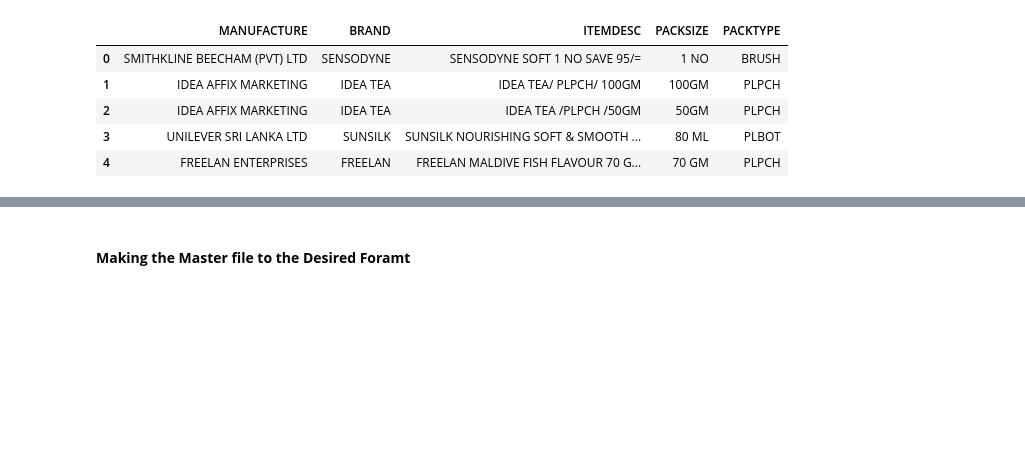
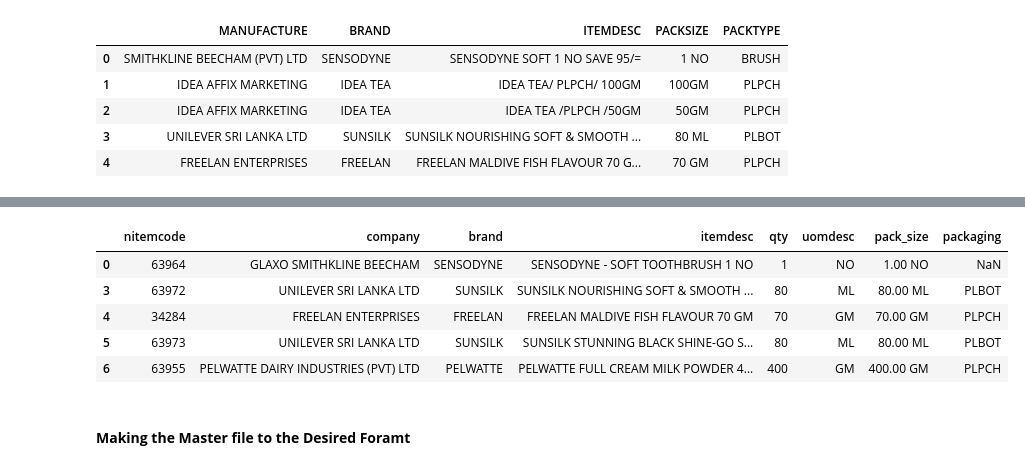
Before and after one commit to AbhigyanSen/StockKeepingUnit, a Jupyter notebook: DataPreprocessing.ipynb, the cells around one changed output, grey strips where cells are left out. Drawn from its saved outputs; the diff is of its cells as text; code cells hidden in the pictures; blank space fills up the shorter version.

```diff
--- a/DataPreprocessing.ipynb
+++ b/DataPreprocessing.ipynb
@@ -133,3 +133,14 @@ df.head()
+# %%
+# MASTER
+
+df.head()
+# %% [output]
+|  | nitemcode | company | brand | itemdesc | qty | uomdesc | pack_size | packaging |
+| 0 | 63964 | GLAXO SMITHKLINE BEECHAM | SENSODYNE | SENSODYNE - SOFT TOOTHBRUSH 1 NO | 1 | NO | 1.00 NO | NaN |
+| 3 | 63972 | UNILEVER SRI LANKA LTD | SUNSILK | SUNSILK NOURISHING SOFT & SMOOTH ... | 80 | ML | 80.00 ML | PLBOT |
+| 4 | 34284 | FREELAN ENTERPRISES | FREELAN | FREELAN MALDIVE FISH FLAVOUR 70 GM | 70 | GM | 70.00 GM | PLPCH |
+| 5 | 63973 | UNILEVER SRI LANKA LTD | SUNSILK | SUNSILK STUNNING BLACK SHINE-GO S... | 80 | ML | 80.00 ML | PLBOT |
+| 6 | 63955 | PELWATTE DAIRY INDUSTRIES (PVT) LTD | PELWATTE | PELWATTE FULL CREAM MILK POWDER 4... | 400 | GM | 400.00 GM | PLPCH |
 # %% [markdown]
 #### **Making the Master file to the Desired Foramt**
 # %%
```
Also changed, not shown: parts of 5 cells of this notebook, 4 other files.
